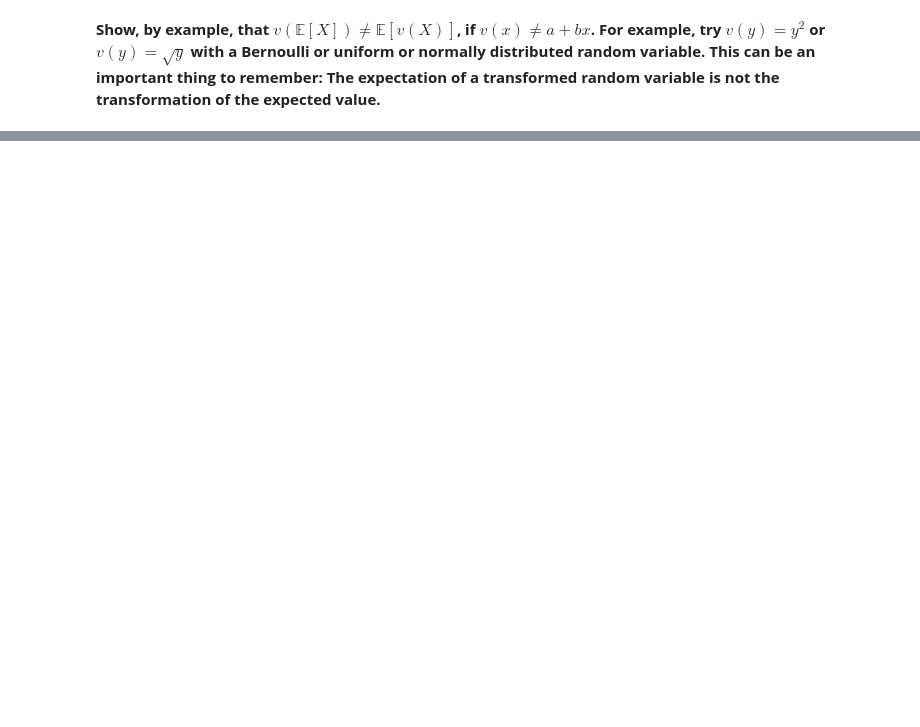
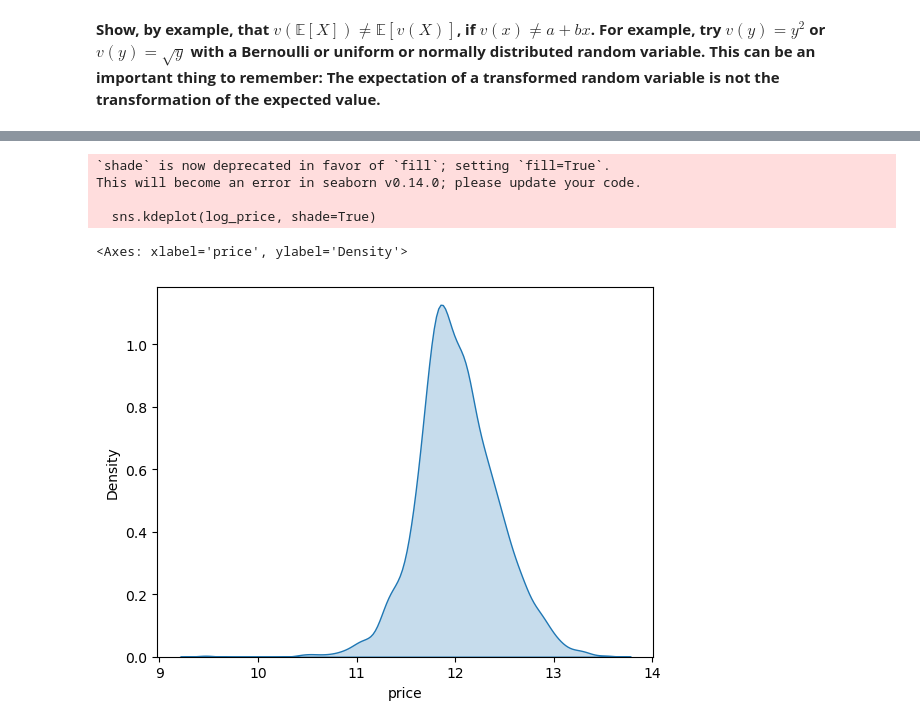
Before and after one commit to isaactabor21/assignment_7, a Jupyter notebook: assignment_7.ipynb, the cells around one changed output, grey strips where cells are left out. Saved outputs shown, nothing was run; the diff lists cells and outputs as text; code cells hidden in the pictures; blank space fills up the shorter version.

```diff
--- a/assignment_7.ipynb
+++ b/assignment_7.ipynb
@@ -153,0 +326,13 @@ so the **bias** of the KDE is $O(h^2)$, unlike the ECDF, for which $\mathbb{E}[\
+# %%
+ames = pd.read_csv('data/ames_prices.csv')
+log_price = np.log( ames['price'] )
+
+# make a kde of price
+sns.kdeplot(log_price, shade=True)
+# %% [output]
+`shade` is now deprecated in favor of `fill`; setting `fill=True`.
+This will become an error in seaborn v0.14.0; please update your code.
+
+  sns.kdeplot(log_price, shade=True)
+<Axes: xlabel='price', ylabel='Density'>
+[figure, added]
```
Also changed, not shown: parts of 36 cells of this notebook, 1 other file.
